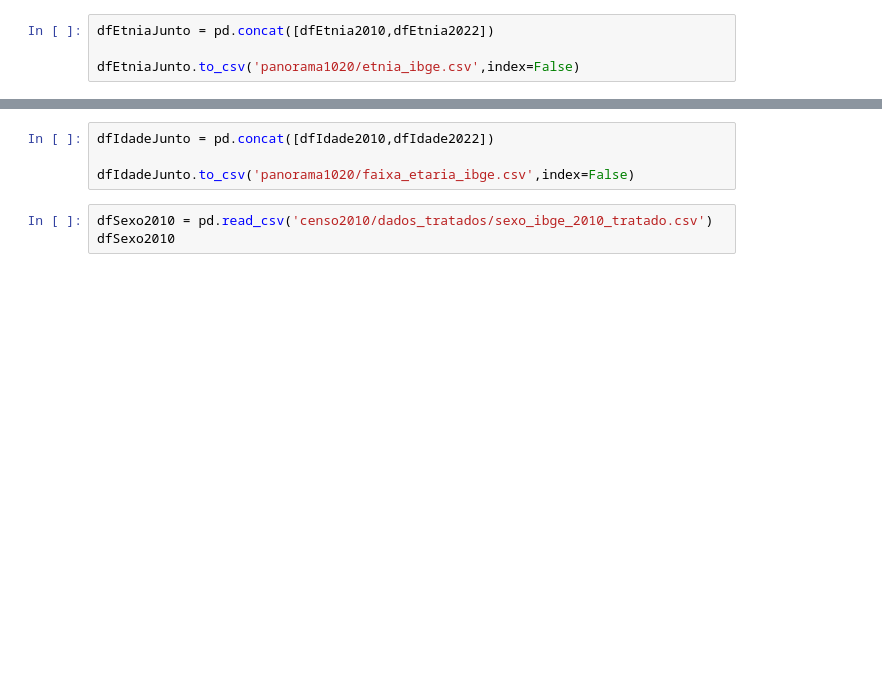
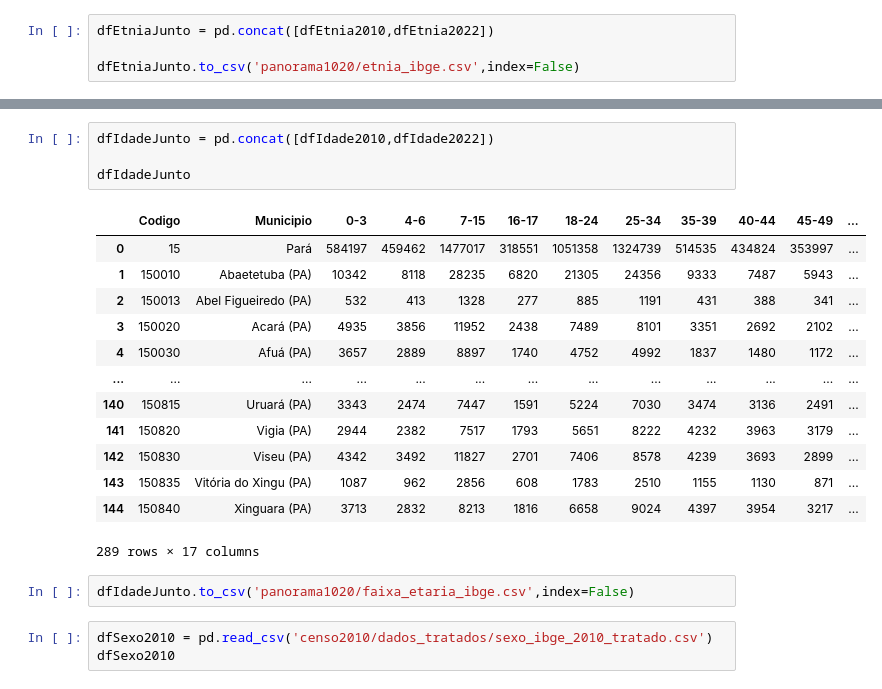
Before and after one commit to FabricioNascimentop/Artigo, a Jupyter notebook: ibge/app.ipynb, the cells around one changed output, grey strips where cells are left out. Drawn from its saved outputs; the diff is of its cells as text; blank space fills up the shorter version.

```diff
--- a/ibge/app.ipynb
+++ b/ibge/app.ipynb
@@ -82,7 +82,23 @@ dfIdade2022
 # %%
 dfIdadeJunto = pd.concat([dfIdade2010,dfIdade2022])
 
-dfIdadeJunto.to_csv('panorama1020/faixa_etaria_ibge.csv',index=False)
+dfIdadeJunto
+# %% [output]
+|  | Codigo | Municipio | 0-3 | 4-6 | 7-15 | 16-17 | 18-24 | 25-34 | 35-39 | 40-44 | 45-49 | ... |
+| 0 | 15 | Pará | 584197 | 459462 | 1477017 | 318551 | 1051358 | 1324739 | 514535 | 434824 | 353997 | ... |
+| 1 | 150010 | Abaetetuba (PA) | 10342 | 8118 | 28235 | 6820 | 21305 | 24356 | 9333 | 7487 | 5943 | ... |
+| 2 | 150013 | Abel Figueiredo (PA) | 532 | 413 | 1328 | 277 | 885 | 1191 | 431 | 388 | 341 | ... |
+| 3 | 150020 | Acará (PA) | 4935 | 3856 | 11952 | 2438 | 7489 | 8101 | 3351 | 2692 | 2102 | ... |
+| 4 | 150030 | Afuá (PA) | 3657 | 2889 | 8897 | 1740 | 4752 | 4992 | 1837 | 1480 | 1172 | ... |
+| ... | ... | ... | ... | ... | ... | ... | ... | ... | ... | ... | ... | ... |
+| 140 | 150815 | Uruará (PA) | 3343 | 2474 | 7447 | 1591 | 5224 | 7030 | 3474 | 3136 | 2491 | ... |
+| 141 | 150820 | Vigia (PA) | 2944 | 2382 | 7517 | 1793 | 5651 | 8222 | 4232 | 3963 | 3179 | ... |
+| 142 | 150830 | Viseu (PA) | 4342 | 3492 | 11827 | 2701 | 7406 | 8578 | 4239 | 3693 | 2899 | ... |
+| 143 | 150835 | Vitória do Xingu (PA) | 1087 | 962 | 2856 | 608 | 1783 | 2510 | 1155 | 1130 | 871 | ... |
+| 144 | 150840 | Xinguara (PA) | 3713 | 2832 | 8213 | 1816 | 6658 | 9024 | 4397 | 3954 | 3217 | ... |
+289 rows × 17 columns
+# %%
+dfIdadeJunto.to_csv('panorama1020/faixa_etaria_ibge.csv',index=False)
 # %%
 dfSexo2010 = pd.read_csv('censo2010/dados_tratados/sexo_ibge_2010_tratado.csv')
 dfSexo2010
```
Also changed, not shown: parts of 4 cells of this notebook, 21 other files.
